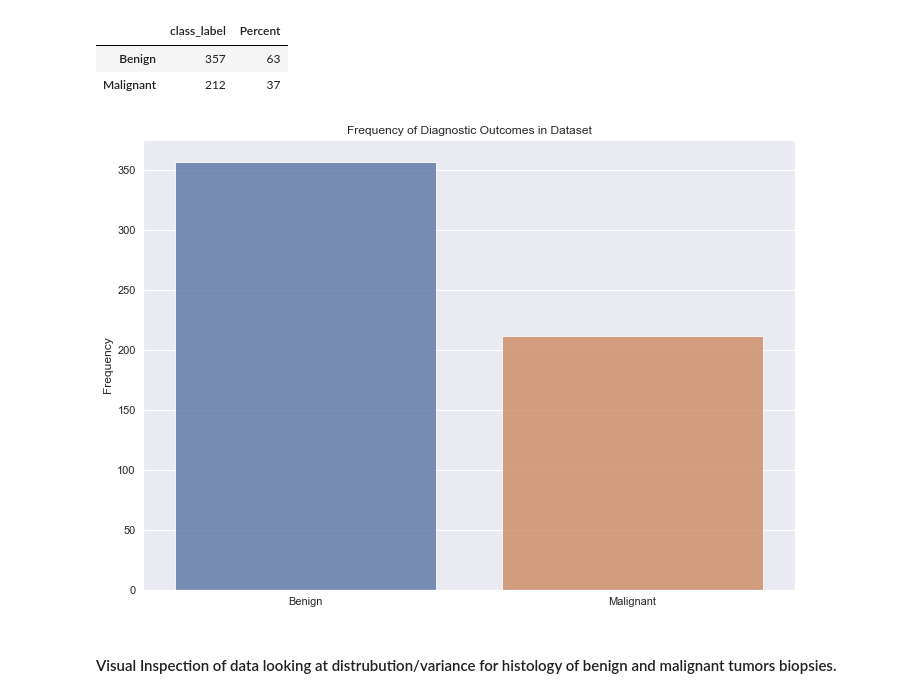
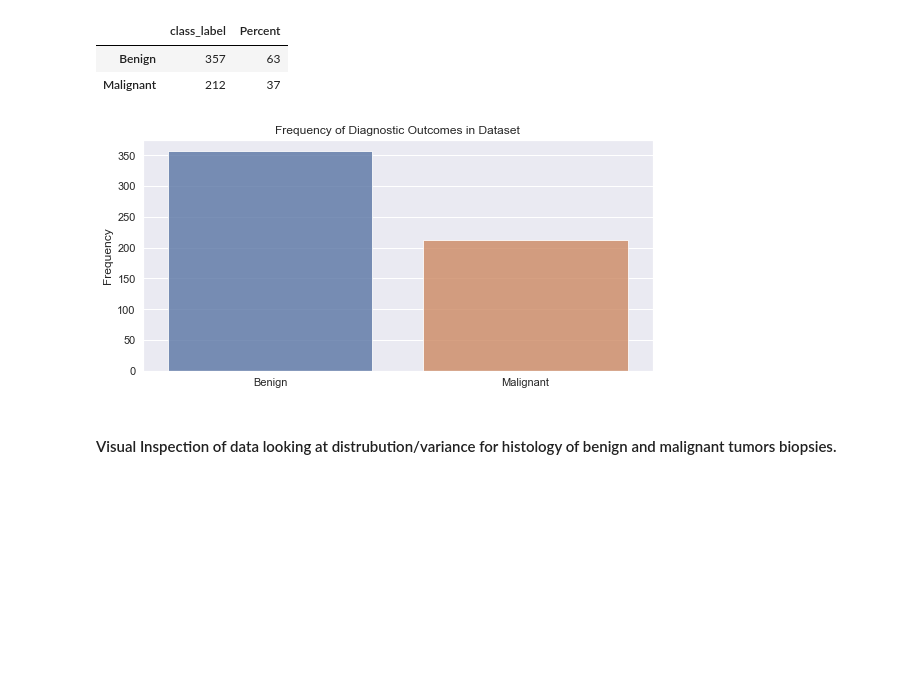
Before and after one commit to febikamBU/METCS_767_Term_Project, a Jupyter notebook: Breast Cancer Prediction (BCP) Project.ipynb, the cells around one changed output. Cells and saved outputs as stored; diff of their text form; code cells hidden in the pictures; blank space fills up the shorter version.

```diff
--- a/Breast Cancer Prediction (BCP) Project.ipynb
+++ b/Breast Cancer Prediction (BCP) Project.ipynb
@@ -168,9 +167,11 @@ A good classifier should therefore outperform blind guessing knowing the proport
 | Malignant | 212 | 37 |
 # %%
 # Visualize frequency of diagnoses in dataset
+plt.figure(figsize=(8,4))
 sns.barplot(x = ['Benign', 'Malignant'], y = 'class_label', data = outcome_count, alpha = .8)
 plt.title('Frequency of Diagnostic Outcomes in Dataset')
 plt.ylabel('Frequency')
+plt.tight_layout()
 plt.show()
 # %% [output]
-[figure, old version]
+[figure, new version]
```
Also changed, not shown: parts of 27 cells of this notebook, 1 other file.
